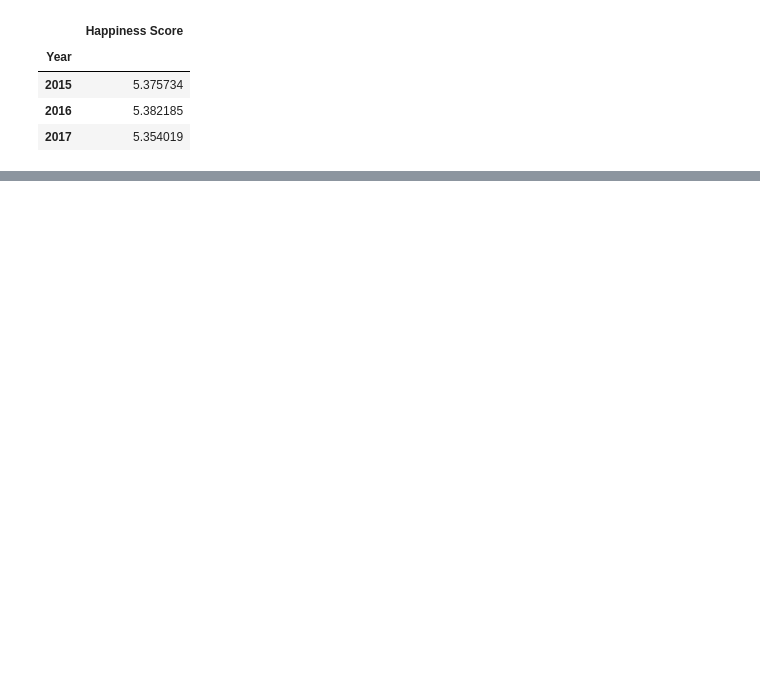
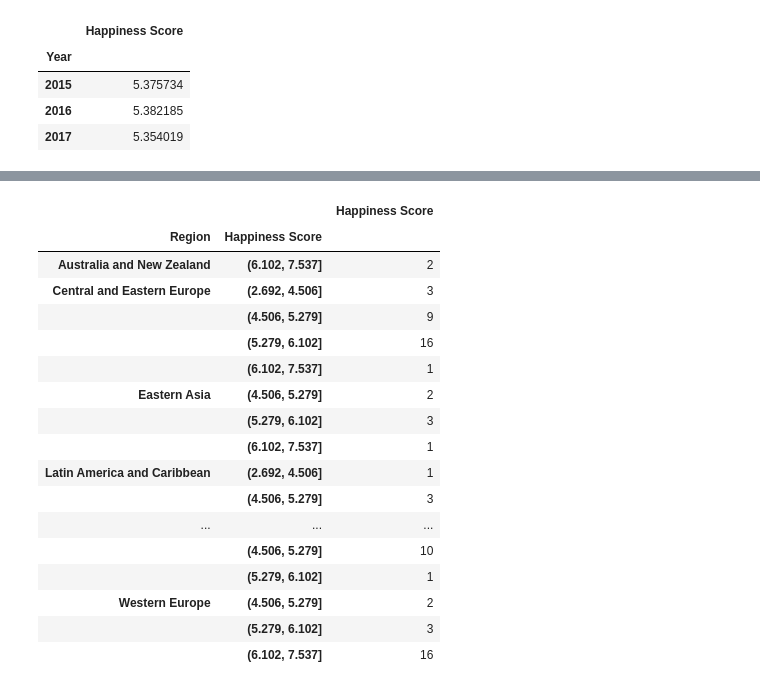
Before and after one commit to taanila/tilastoapu, a Jupyter notebook: pivot.ipynb, the cells around one changed output, grey strips where cells are left out. Drawn from its saved outputs; the diff is of its cells as text; code cells hidden in the pictures; blank space fills up the shorter version.

```diff
--- a/pivot.ipynb
+++ b/pivot.ipynb
@@ -149,0 +143,29 @@ Text(0.5,0,'Happiness Score Mean 2017')
+# %%
+#Jaan onnellisuuspisteet neljänneksiin:
+score4 = pd.qcut(df[df['Year']==2017]['Happiness Score'], 4)
+
+#Käytän neljänneksiä (score4) ryhmittelevänä rivimuuttujana:
+df3 = df[df['Year']==2017].pivot_table(values = 'Happiness Score',
+                                 index = ['Region', score4], aggfunc = len)
+
+#Ilman desimaaleja:
+df3.style.format('{:.0f}')
+# %% [output]
+|  |  | Happiness Score |
+| Region | Happiness Score |  |
+| Australia and New Zealand | (6.102, 7.537] | 2 |
+| Central and Eastern Europe | (2.692, 4.506] | 3 |
+|  | (4.506, 5.279] | 9 |
+|  | (5.279, 6.102] | 16 |
+|  | (6.102, 7.537] | 1 |
+| Eastern Asia | (4.506, 5.279] | 2 |
+|  | (5.279, 6.102] | 3 |
+|  | (6.102, 7.537] | 1 |
+| Latin America and Caribbean | (2.692, 4.506] | 1 |
+|  | (4.506, 5.279] | 3 |
+| ... | ... | ... |
+|  | (4.506, 5.279] | 10 |
+|  | (5.279, 6.102] | 1 |
+| Western Europe | (4.506, 5.279] | 2 |
+|  | (5.279, 6.102] | 3 |
+|  | (6.102, 7.537] | 16 |
```
Also changed, not shown: parts of 19 cells of this notebook.
